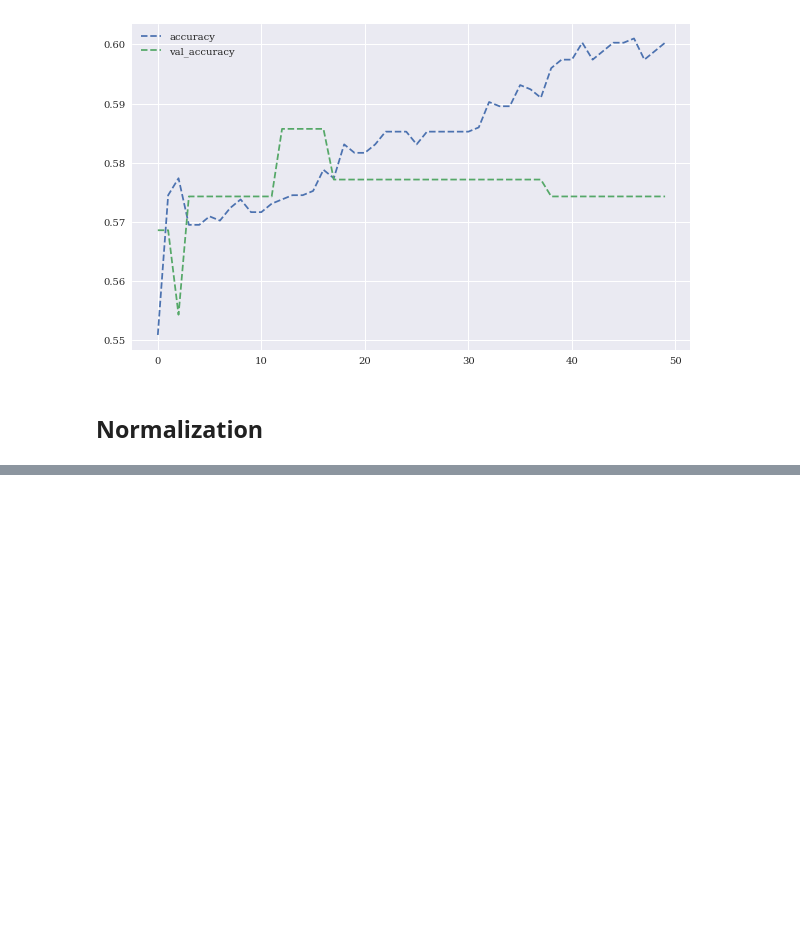
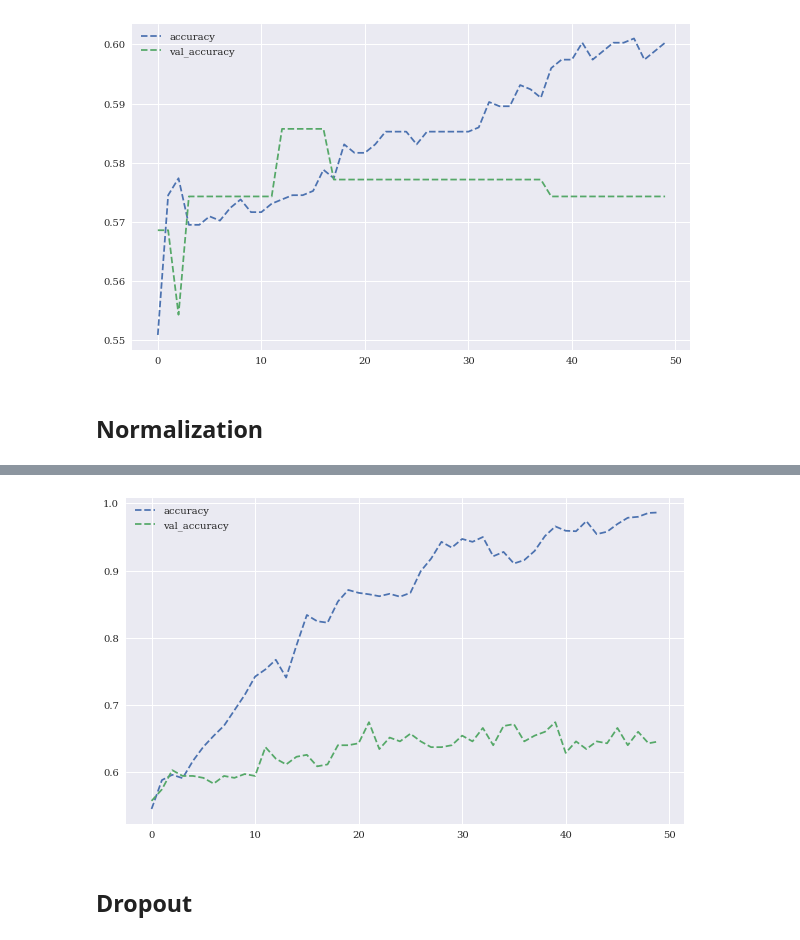
Before and after one commit to michaelsyao/AI_in_Finance, a Jupyter notebook: 07_dense_networks.ipynb, the cells around one changed output, grey strips where cells are left out. Drawn from its saved outputs; the diff is of its cells as text; code cells hidden in the pictures; blank space fills up the shorter version.

```diff
--- a/07_dense_networks.ipynb
+++ b/07_dense_networks.ipynb
@@ -315,0 +371,6 @@ model = create_model(hl=2, hu=128)
+# %%
+res[['accuracy', 'val_accuracy']].plot(figsize=(10, 6), style='--');
+# %% [output]
+[figure, added]
+# %% [markdown]
+## Dropout
```
Also changed, not shown: parts of 49 cells of this notebook.
